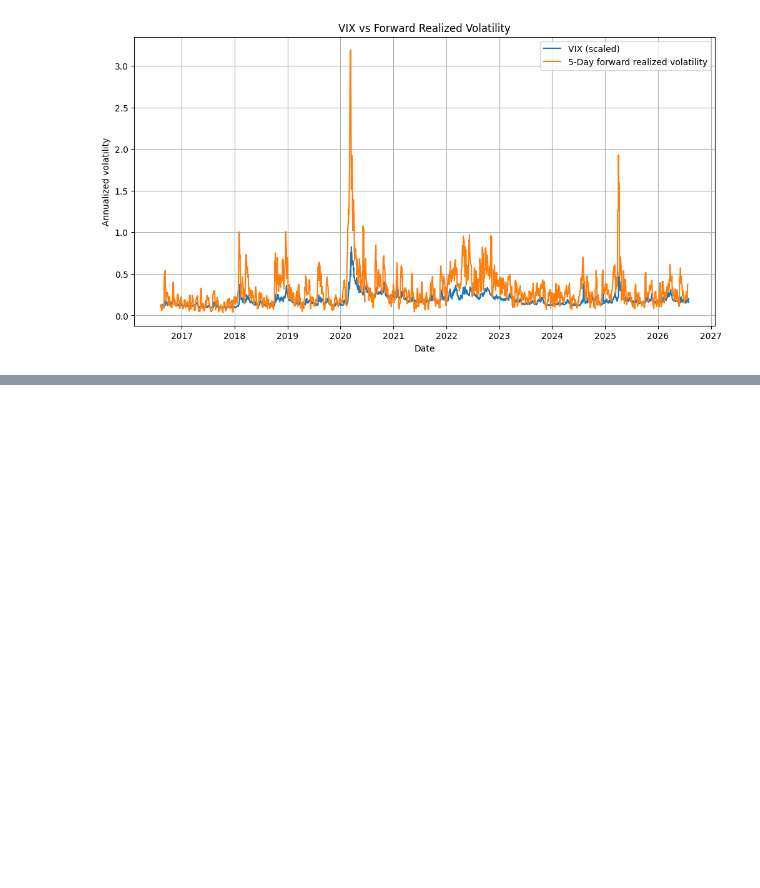
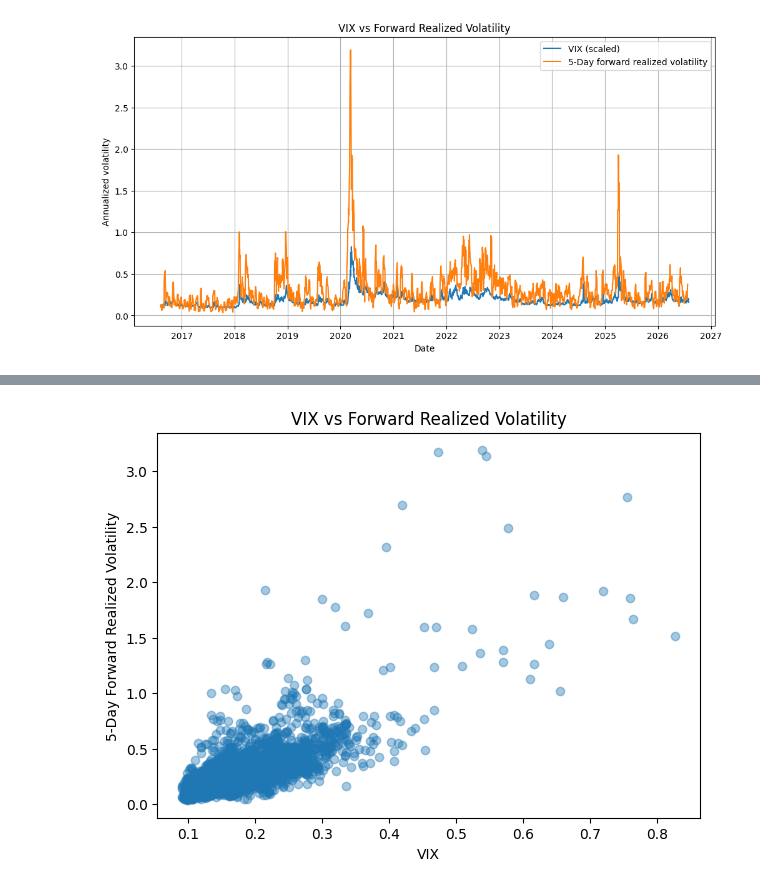
Before and after one commit to Lucie0124/Financial-Volatility-Forecasting, a Jupyter notebook: notebooks/01_data_exploration.ipynb, the cells around one changed output, grey strips where cells are left out. Saved outputs shown, nothing was run; the diff lists cells and outputs as text; code cells hidden in the pictures; blank space fills up the shorter version.

```diff
--- a/notebooks/01_data_exploration.ipynb
+++ b/notebooks/01_data_exploration.ipynb
@@ -63,0 +191,16 @@ plt.show()
+# %%
+plt.figure(figsize=(7, 5))
+
+plt.scatter(
+    df["vix"] / 100,
+    df["target_volatility_5d"],
+    alpha=0.4,
+)
+
+plt.xlabel("VIX")
+plt.ylabel("5-Day Forward Realized Volatility")
+plt.title("VIX vs Forward Realized Volatility")
+
+plt.show()
+# %% [output]
+[figure, added]
```
Also changed, not shown: parts of 11 cells of this notebook.
